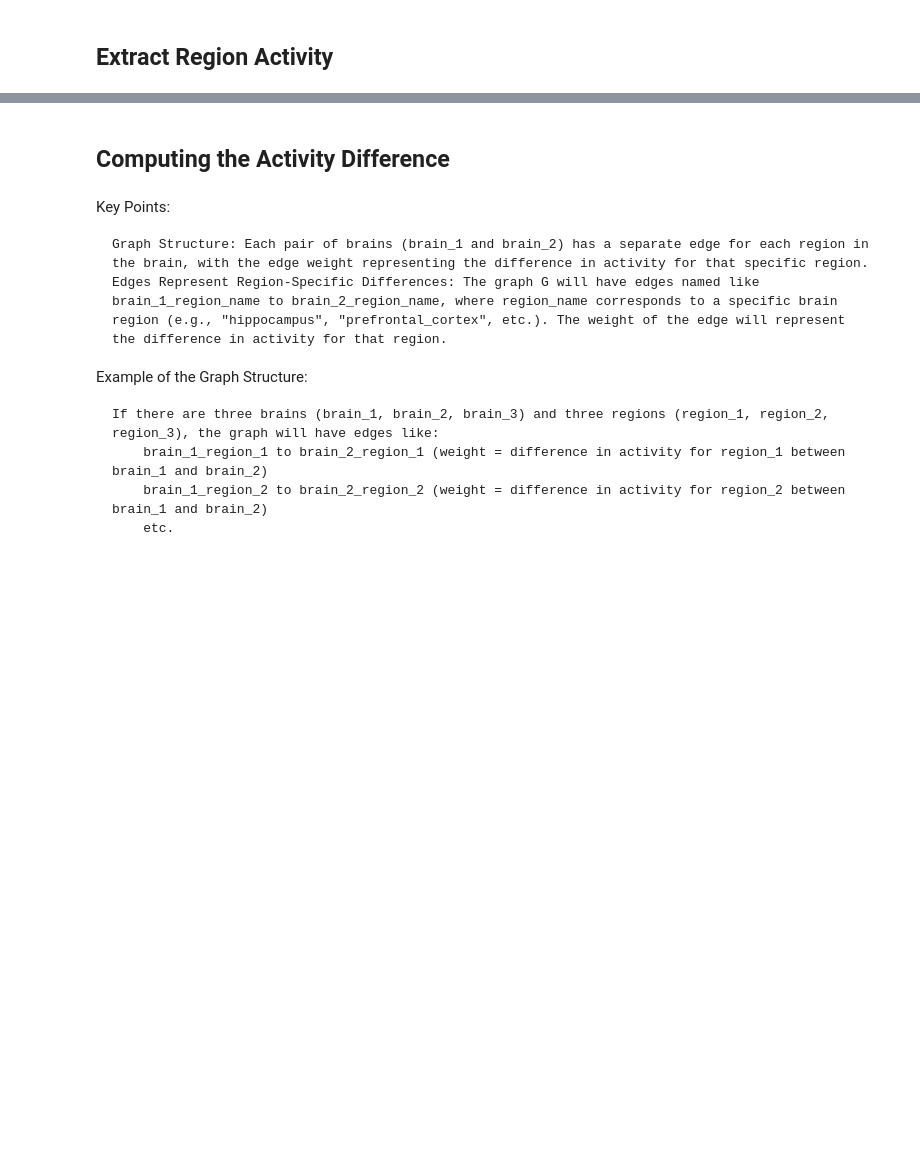
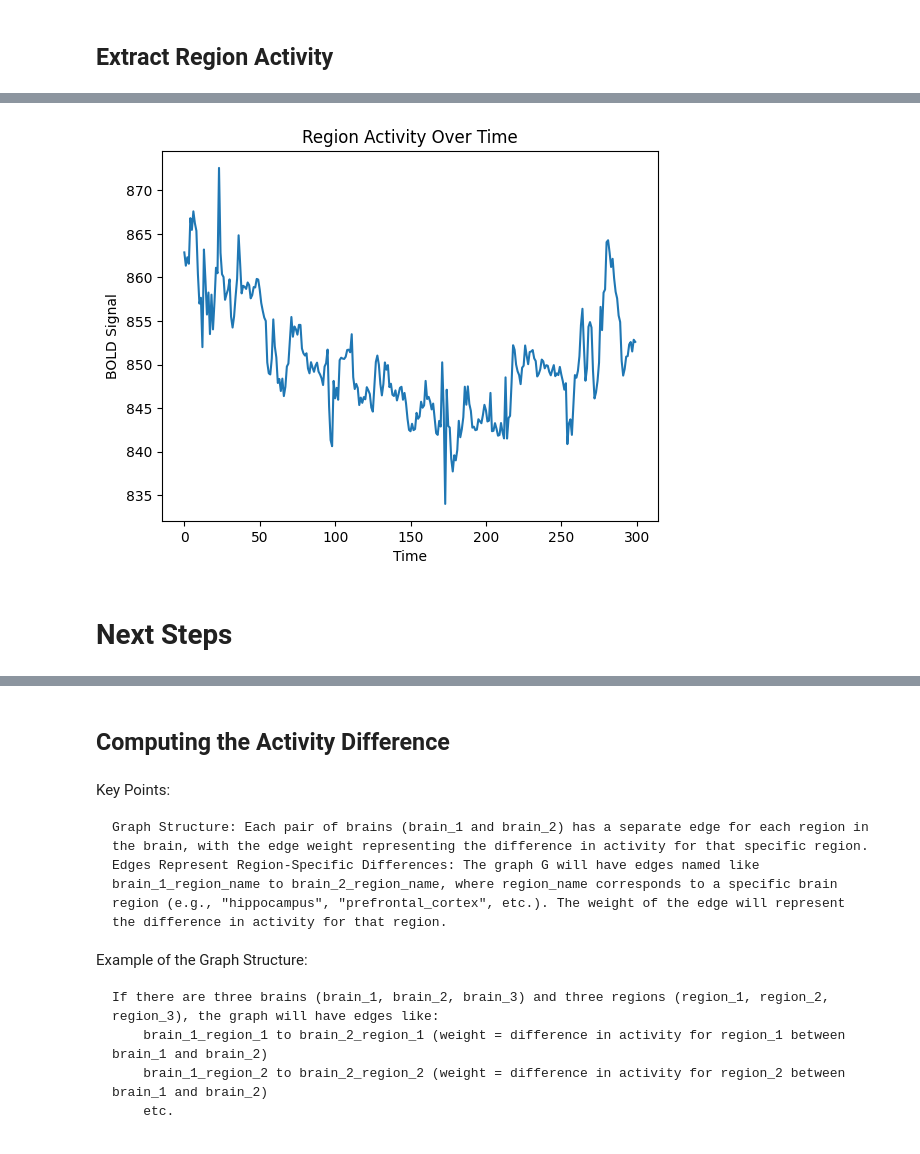
Before and after one commit to efwoods/Parkinsons_Disease_Study, a Jupyter notebook: example_data.ipynb, the cells around one changed output, grey strips where cells are left out. Drawn from its saved outputs; the diff is of its cells as text; code cells hidden in the pictures; blank space fills up the shorter version.

```diff
--- a/example_data.ipynb
+++ b/example_data.ipynb
@@ -349,0 +384,6 @@ for fmri_file in brains_fmri:
+# %%
+# Convert the resampled atlas image to a NumPy array
+atlas_data = resampled_atlas.get_fdata()
+
+# Extract unique region labels from the atlas
+roi_labels = np.unique(atlas_data)[1:]  # Ignore background (0)
@@ -349,0 +462,5 @@ for fmri_file in brains_fmri:
+# %%
+import pandas as pd
+
+# Convert to DataFrame
+roi_df = pd.DataFrame(roi_time_series)
@@ -349,0 +508,17 @@ for fmri_file in brains_fmri:
+# %%
+
+# Save as CSV
+roi_df.to_csv("roi_activity.csv", index=False)
+
+# Plot an example ROI signal
+import matplotlib.pyplot as plt
+
+plt.plot(roi_df.iloc[:, 0])  # Plot the first region
+plt.xlabel("Time")
+plt.ylabel("BOLD Signal")
+plt.title("Region Activity Over Time")
+plt.show()
+# %% [output]
+[figure, added]
+# %% [markdown]
+# Next Steps
```
Also changed, not shown: parts of 38 cells of this notebook, 4 other files.
